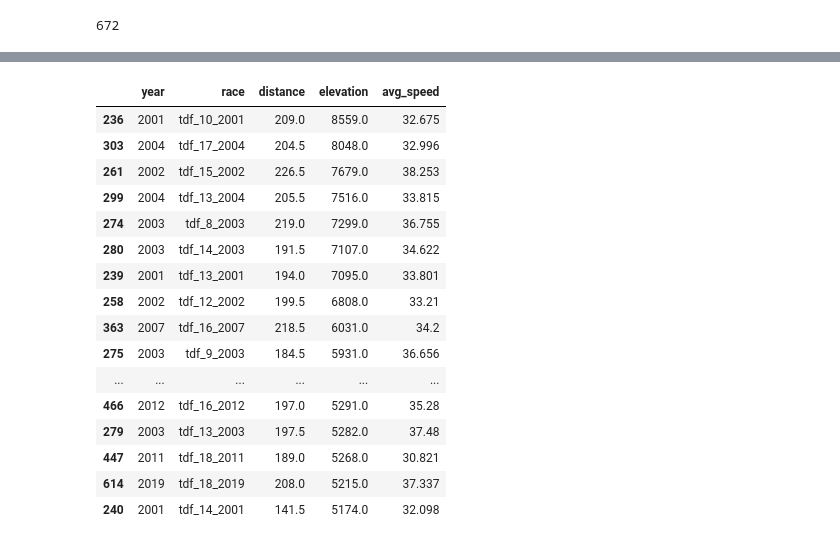
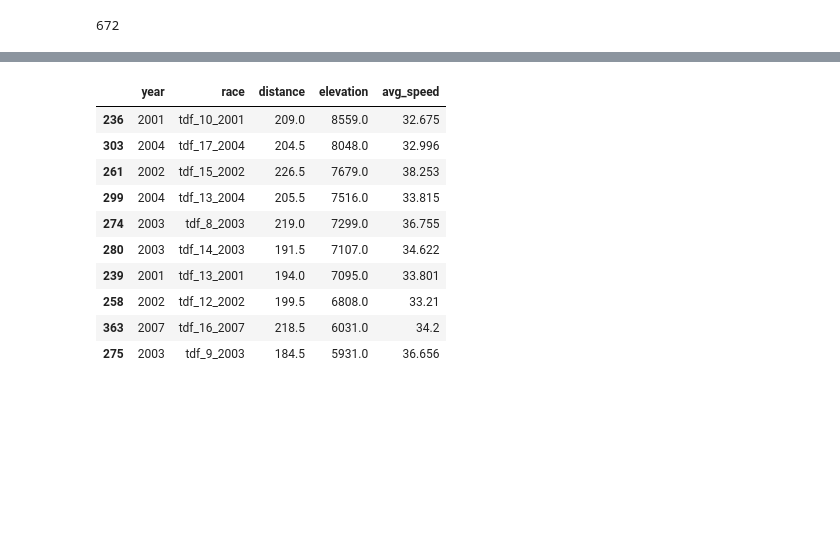
Before and after one commit to jbrttl/cycling, a Jupyter notebook: tdf_stages_stats.ipynb, the cells around one changed output, grey strips where cells are left out. Cells and saved outputs as stored; diff of their text form; code cells hidden in the pictures; blank space fills up the shorter version.

```diff
--- a/tdf_stages_stats.ipynb
+++ b/tdf_stages_stats.ipynb
@@ -59,7 +59,7 @@ data_list = [pd.DataFrame(data, index=[0]) for data in get_data(stages_dict)]
 # %%
 df = pd.concat(data_list).reset_index(drop=True)
 
-df.columns = ['date','start_time','avg_speed','race_category','distance','points_scale',
+df.columns = ['date','start_time','avg_speed','race_category','distance','points_scale','uci_scale',
               'parcour_type','profile_score','elevation','departure','arrival','race_ranking',
               'startlist_quality_score','won_how','race','stage']
 
@@ -127,23 +118,17 @@ df.head()
 # %%
-df[['year','race','distance','elevation','avg_speed']].sort_values(by=['elevation'],ascending=False).head(30)
+df[['year','race','distance','elevation','avg_speed']].sort_values(by=['elevation'],ascending=False).head(10)
 # %% [output]
 |  | year | race | distance | elevation | avg_speed |
 | 236 | 2001 | tdf_10_2001 | 209.0 | 8559.0 | 32.675 |
 | 303 | 2004 | tdf_17_2004 | 204.5 | 8048.0 | 32.996 |
 | 261 | 2002 | tdf_15_2002 | 226.5 | 7679.0 | 38.253 |
 | 299 | 2004 | tdf_13_2004 | 205.5 | 7516.0 | 33.815 |
 | 274 | 2003 | tdf_8_2003 | 219.0 | 7299.0 | 36.755 |
 | 280 | 2003 | tdf_14_2003 | 191.5 | 7107.0 | 34.622 |
 | 239 | 2001 | tdf_13_2001 | 194.0 | 7095.0 | 33.801 |
 | 258 | 2002 | tdf_12_2002 | 199.5 | 6808.0 | 33.21 |
 | 363 | 2007 | tdf_16_2007 | 218.5 | 6031.0 | 34.2 |
 | 275 | 2003 | tdf_9_2003 | 184.5 | 5931.0 | 36.656 |
-| ... | ... | ... | ... | ... | ... |
-| 466 | 2012 | tdf_16_2012 | 197.0 | 5291.0 | 35.28 |
-| 279 | 2003 | tdf_13_2003 | 197.5 | 5282.0 | 37.48 |
-| 447 | 2011 | tdf_18_2011 | 189.0 | 5268.0 | 30.821 |
-| 614 | 2019 | tdf_18_2019 | 208.0 | 5215.0 | 37.337 |
-| 240 | 2001 | tdf_14_2001 | 141.5 | 5174.0 | 32.098 |
 # %%
 # Save data to csv
 df.to_csv('data/tdf_stages.csv',index=False,sep='~')
```
Also changed, not shown: parts of 3 cells of this notebook.
